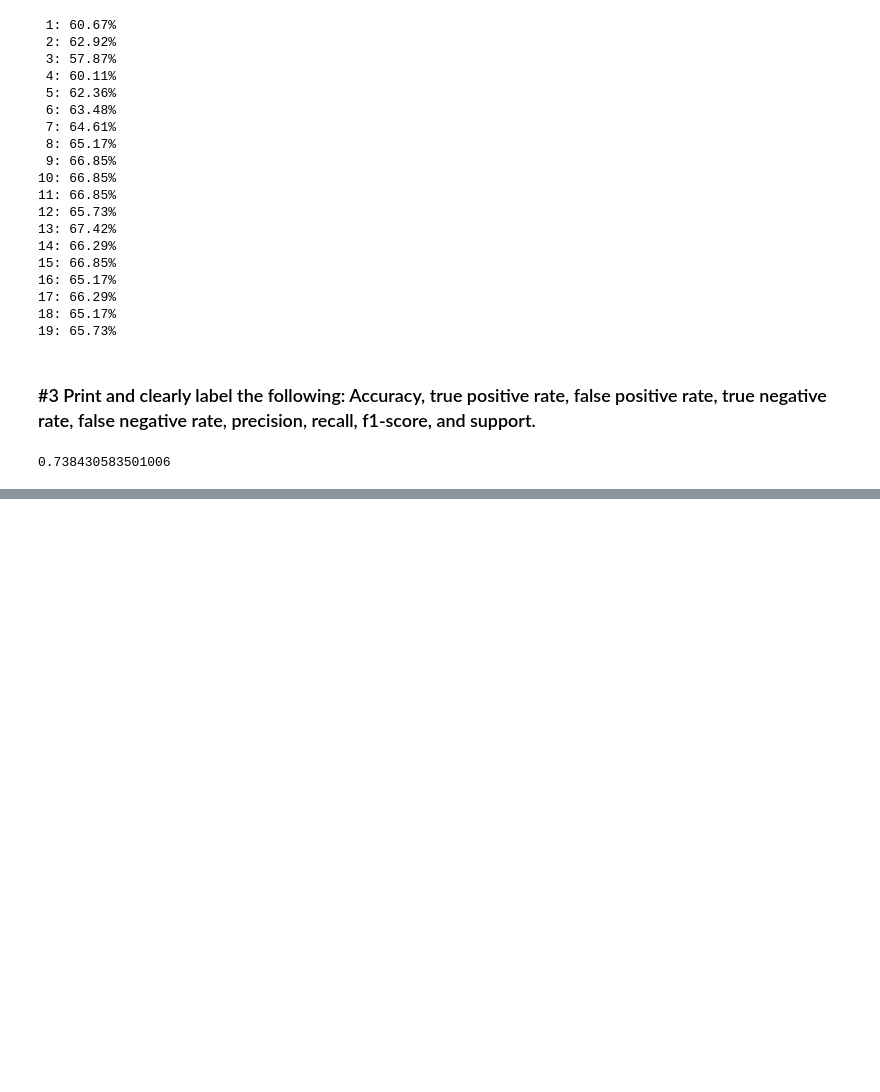
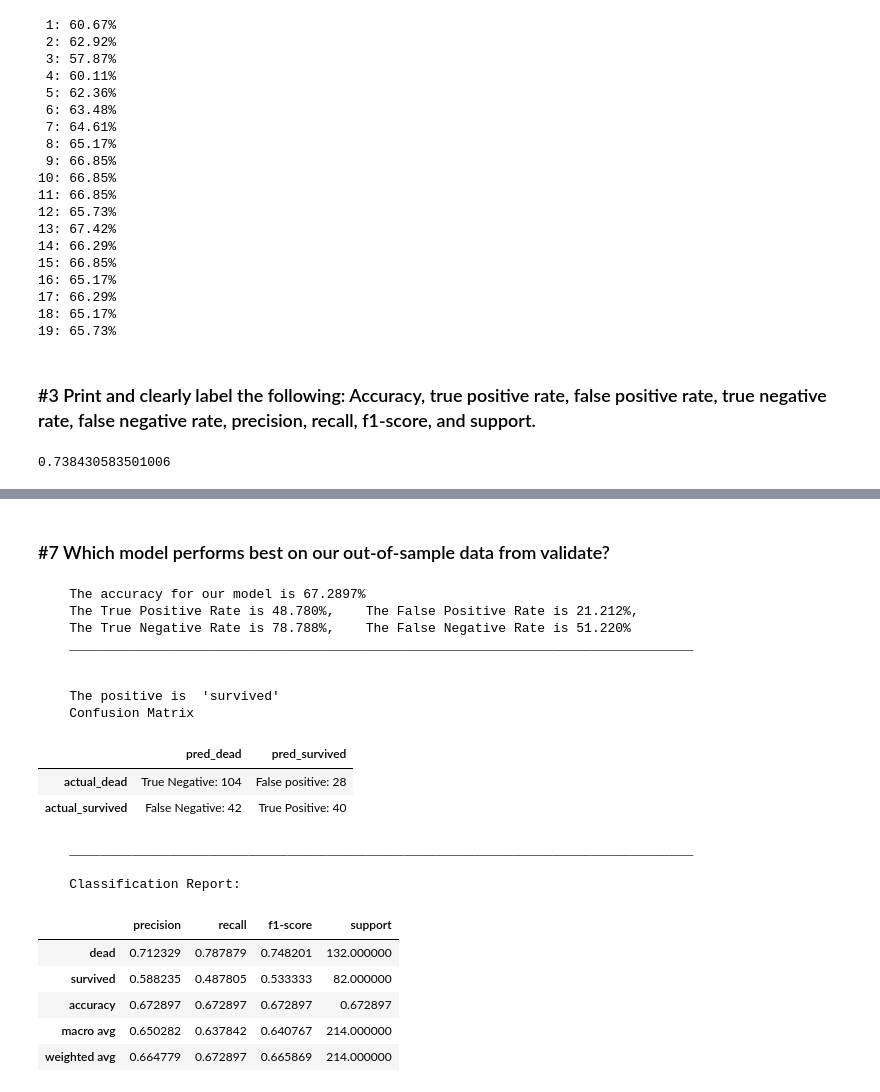
Before and after one commit to natasharivers/Classifications, a Jupyter notebook: model.ipynb, the cells around one changed output, grey strips where cells are left out. Cells and saved outputs as stored; diff of their text form; code cells hidden in the pictures; blank space fills up the shorter version.

```diff
--- a/model.ipynb
+++ b/model.ipynb
@@ -554,0 +620,25 @@ NameError: name 'confusion_matrix' is not defined
+# %% [markdown]
+### #7 Which model performs best on our out-of-sample data from validate?
+# %%
+model_fun_cindy.model_performs(X_validate, y_validate, knn)
+# %% [output]
+    The accuracy for our model is 67.2897%
+    The True Positive Rate is 48.780%,    The False Positive Rate is 21.212%,
+    The True Negative Rate is 78.788%,    The False Negative Rate is 51.220%
+    ________________________________________________________________________________
+
+
+    The positive is  'survived'
+    Confusion Matrix
+|  | pred_dead | pred_survived |
+| actual_dead | True Negative: 104 | False positive: 28 |
+| actual_survived | False Negative: 42 | True Positive: 40 |
+    ________________________________________________________________________________
+
+    Classification Report:
+|  | precision | recall | f1-score | support |
+| dead | 0.712329 | 0.787879 | 0.748201 | 132.000000 |
+| survived | 0.588235 | 0.487805 | 0.533333 | 82.000000 |
+| accuracy | 0.672897 | 0.672897 | 0.672897 | 0.672897 |
+| macro avg | 0.650282 | 0.637842 | 0.640767 | 214.000000 |
+| weighted avg | 0.664779 | 0.672897 | 0.665869 | 214.000000 |
```
Also changed, not shown: parts of 9 cells of this notebook.
